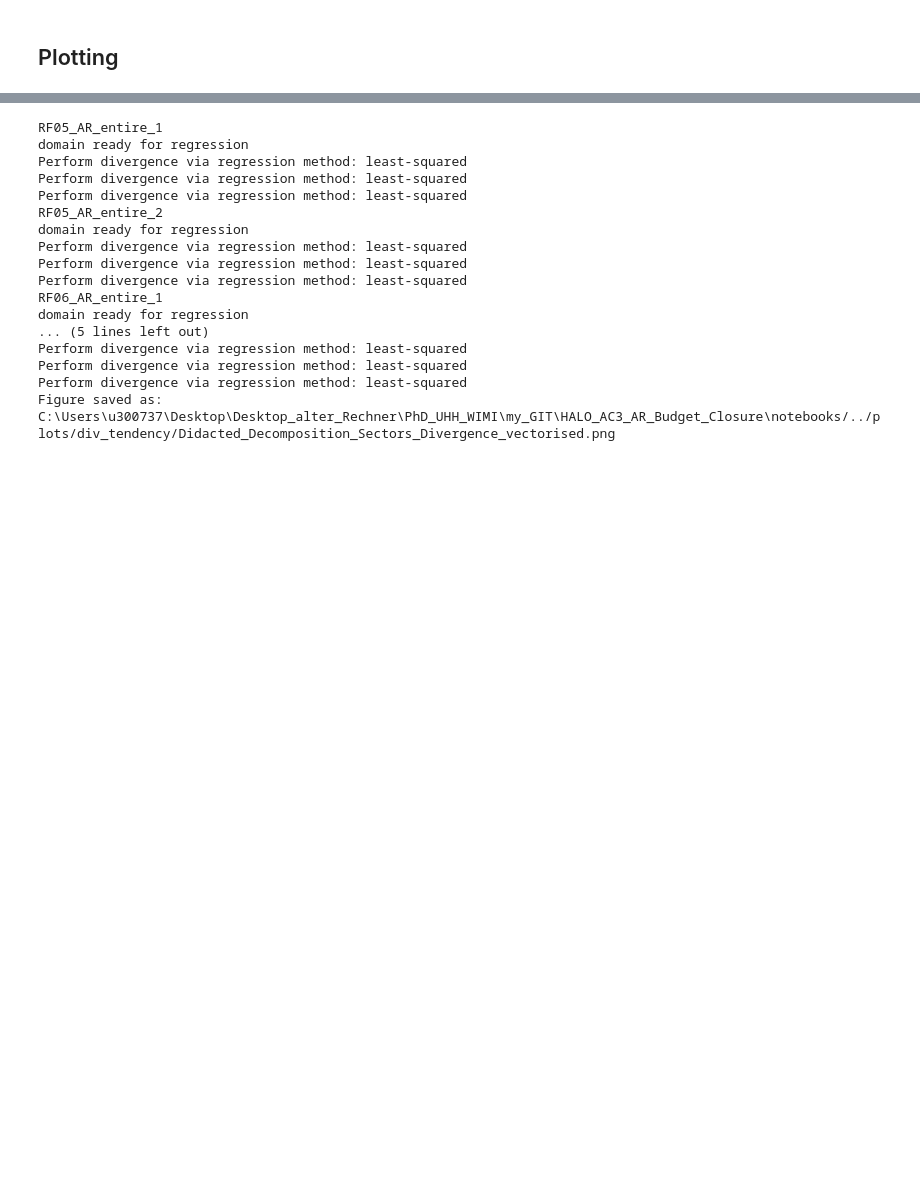
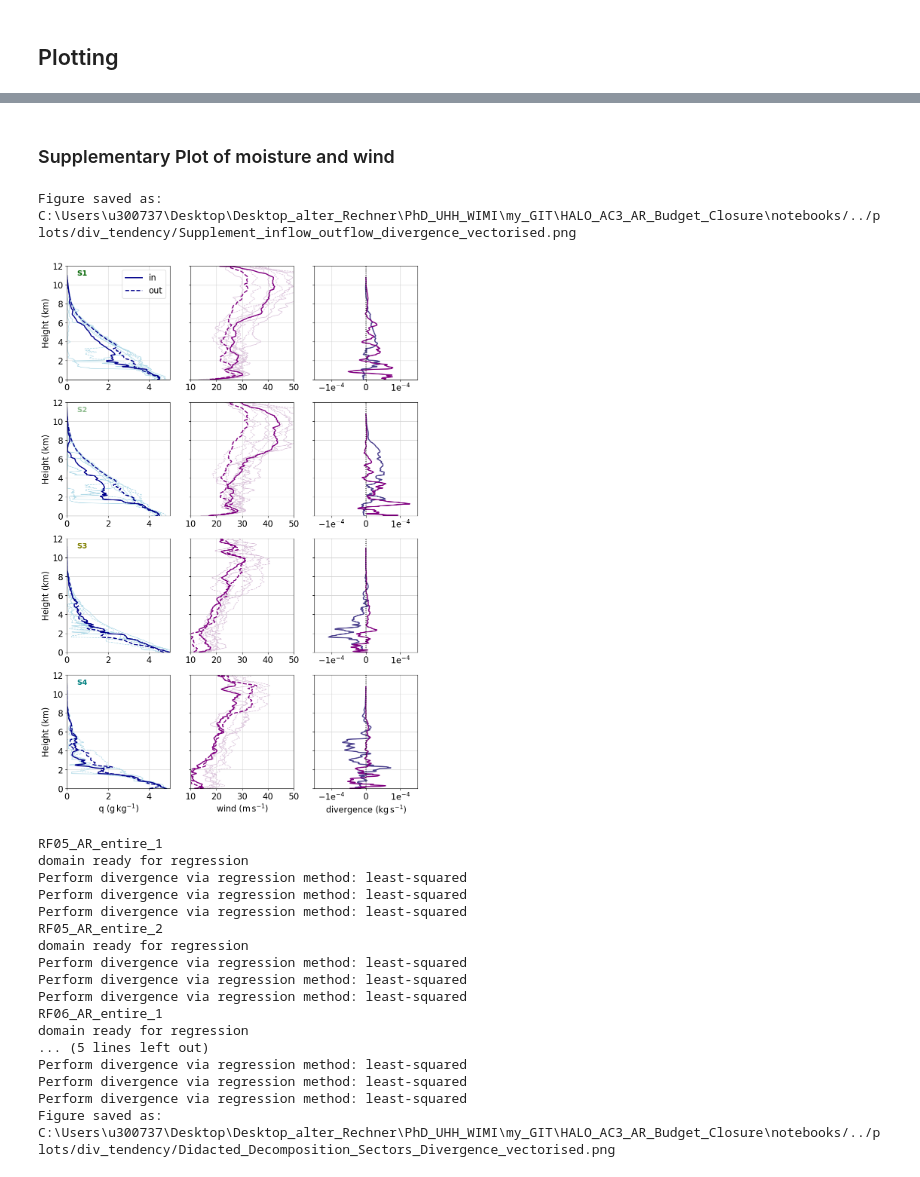
Before and after one commit to hdorff94/HALO_AC3_AR_Budget_Closure, a Jupyter notebook: notebooks/temporal_evolution_budget_components.ipynb, the cells around one changed output, grey strips where cells are left out. Cells and saved outputs as stored; diff of their text form; code cells hidden in the pictures; blank space fills up the shorter version.

```diff
--- a/notebooks/temporal_evolution_budget_components.ipynb
+++ b/notebooks/temporal_evolution_budget_components.ipynb
@@ -717,2 +702,10 @@ def plot_didatic_divergence_decomposition(Dropsondes_dict,interp_vars_df_in,inte
+# %% [markdown]
+### Supplementary Plot of moisture and wind
 # %%
-#inflow_outflow_comparison_divergence_components(Dropsondes_dict,relevant_warm_sector_sondes,sector_colors,scalar_based_div)
+plot_inflow_outflow_comparison_divergence_components(Dropsondes_dict,relevant_warm_sector_sondes,sector_colors,
+                                                    scalar_based_div,
+                                                   plot_path=start_path+"/../plots/div_tendency/")
+#plot_inflow_outflow_comparison_divergence_components(Dropsondes_dict,relevant_warm_sector_sondes,sector_colors,False)
+# %% [output]
+Figure saved as:  C:\Users\u300737\Desktop\Desktop_alter_Rechner\PhD_UHH_WIMI\my_GIT\HALO_AC3_AR_Budget_Closure\notebooks/../plots/div_tendency/Supplement_inflow_outflow_divergence_vectorised.png
+[figure, added]
```
Also changed, not shown: parts of 11 cells of this notebook, 41 other files.
